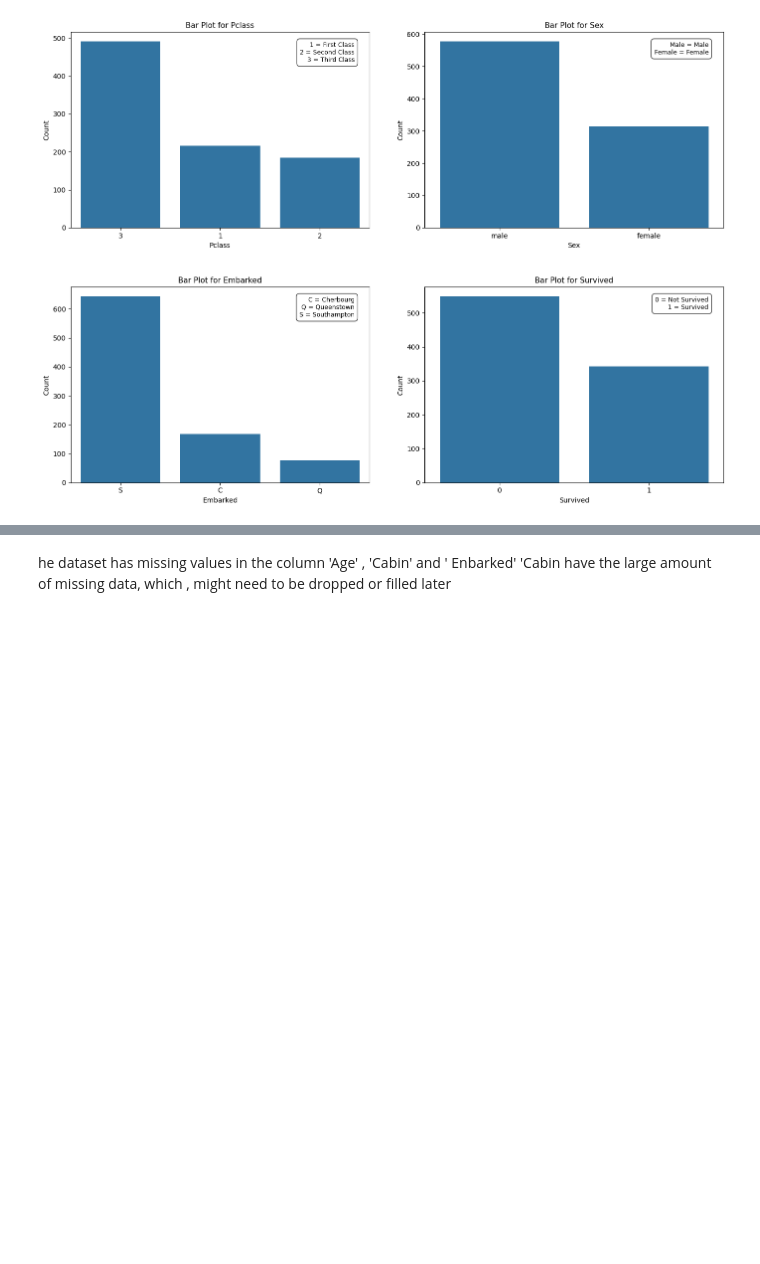
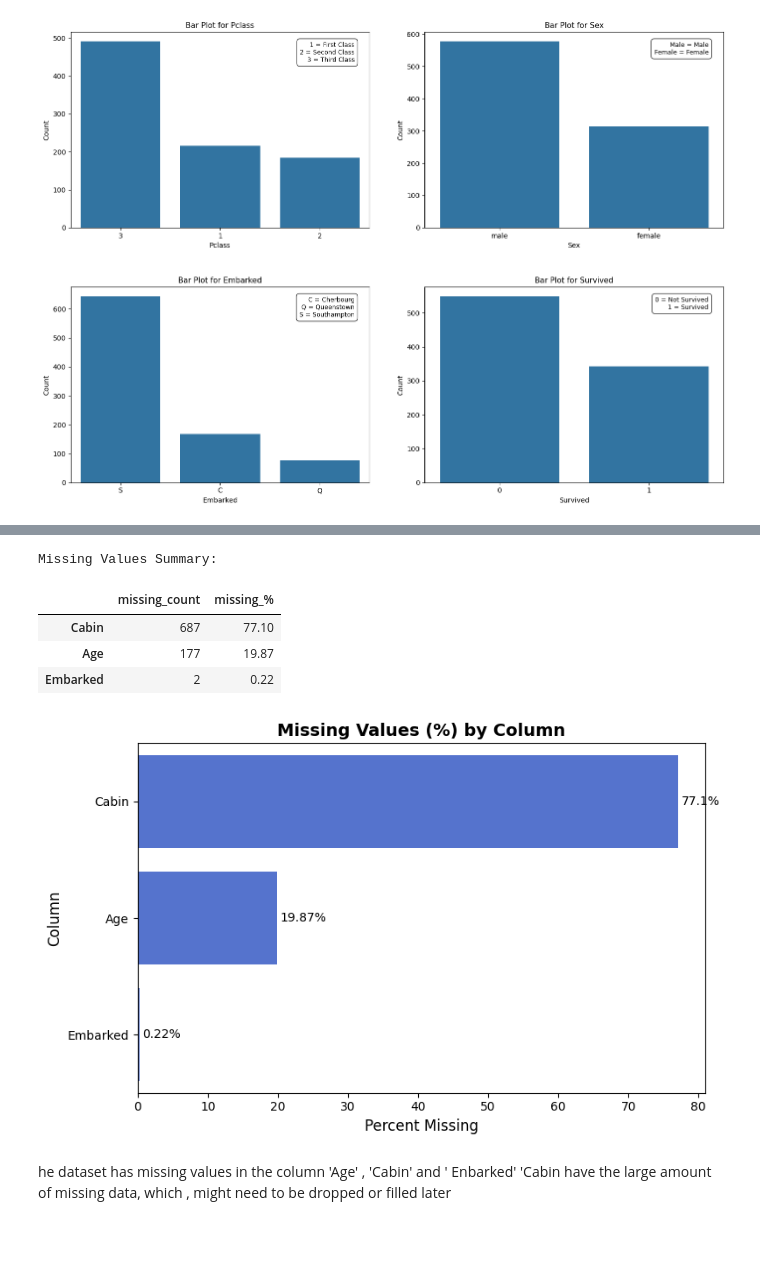
Before and after one commit to Leenasmk3/IT326-DataMining-Project, a Jupyter notebook: Phase2.ipynb, the cells around one changed output, grey strips where cells are left out. Cells and saved outputs as stored; diff of their text form; code cells hidden in the pictures; blank space fills up the shorter version.

```diff
--- a/Phase2.ipynb
+++ b/Phase2.ipynb
@@ -209,5 +209,11 @@ plt.title('Missing Values (%) by Column')
 plt.xlabel('Percent missing'); plt.ylabel('Column')
 plt.tight_layout(); plt.show()
 pd.DataFrame({'missing_count': missing_cnt, 'missing_%': missing_pct}).query('missing_count > 0').sort_values('missing_%', ascending=False)
+
+for i, (value, name) in enumerate(zip(missing_df['missing_%'], missing_df.index)):
+    plt.text(value + 0.5, i, f"{value}%", va='center', fontsize=10, color='black')
+
+plt.tight_layout()
+plt.show()
 # %% [output]
 [figure]
@@ -236,3 +221,36 @@ plt.gca().spines[['top', 'right']].set_visible(False)
+# %%
+
+missing_cnt = df.isnull().sum()
+missing_pct = (missing_cnt / len(df) * 100).round(2)
+
+missing_df = pd.DataFrame({
+    'missing_count': missing_cnt,
+    'missing_%': missing_pct
+})
+
+missing_df = missing_df[missing_df['missing_count'] > 0].sort_values('missing_%', ascending=False)
+
+print("Missing Values Summary:")
+display(missing_df)
+
+plt.figure(figsize=(8, 5))
+sns.barplot(x=missing_df['missing_%'], y=missing_df.index, color='royalblue')
+plt.title("Missing Values (%) by Column", fontsize=14, weight='bold')
+plt.xlabel("Percent Missing", fontsize=12)
+plt.ylabel("Column", fontsize=12)
+
+for i, (value, name) in enumerate(zip(missing_df['missing_%'], missing_df.index)):
+    plt.text(value + 0.5, i, f"{value}%", va='center', fontsize=10, color='black')
+
+plt.tight_layout()
+plt.show()
+# %% [output]
+Missing Values Summary:
+|  | missing_count | missing_% |
+| Cabin | 687 | 77.10 |
+| Age | 177 | 19.87 |
+| Embarked | 2 | 0.22 |
+[figure, added]
 # %% [markdown]
 he dataset has missing values in the column 'Age' , 'Cabin' and ' Enbarked'
 'Cabin have the large amount of missing data, which , might need to be dropped or filled later
```
Also changed, not shown: parts of 1 cell of this notebook.
